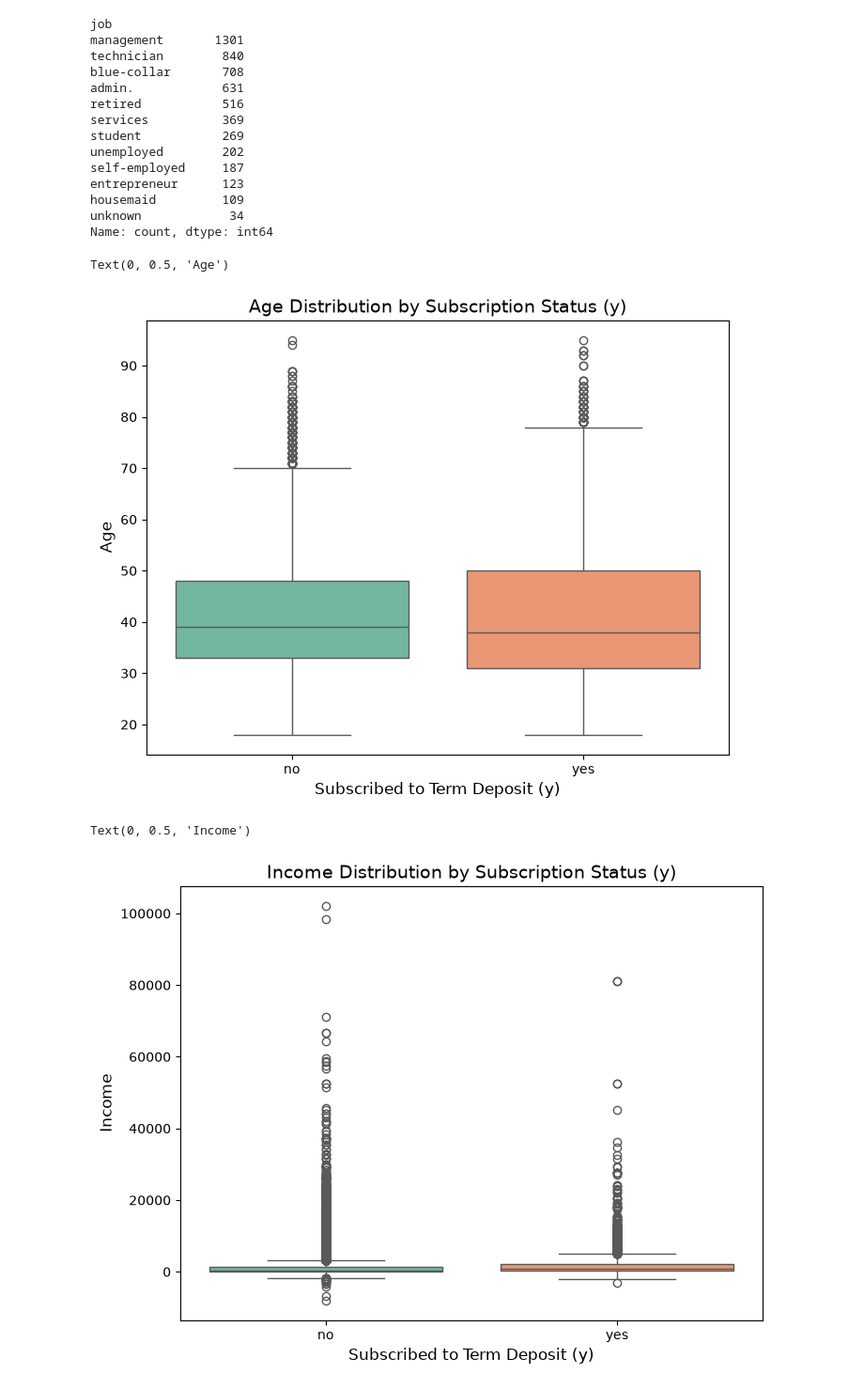
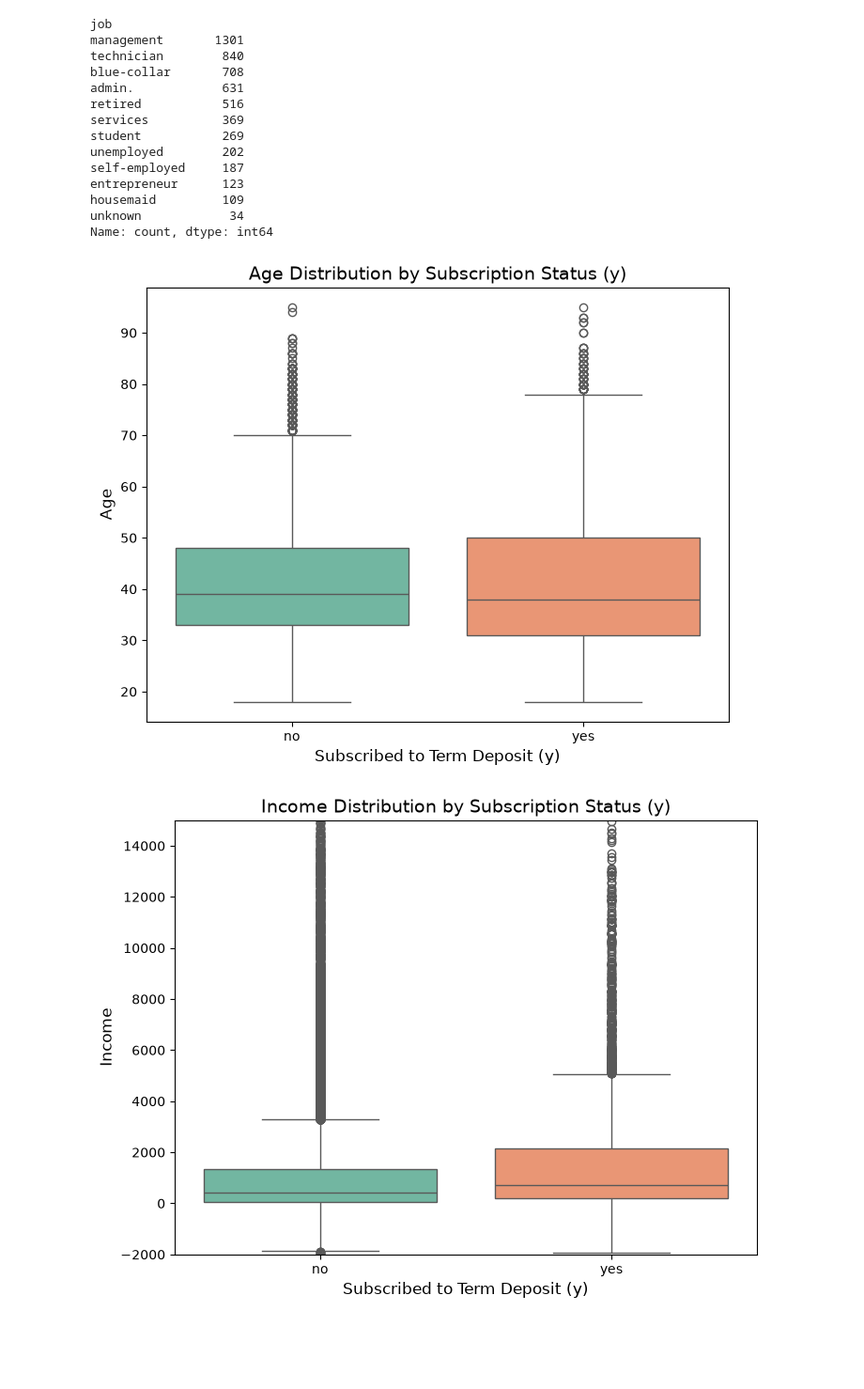
Before and after one commit to ajcoolninja/classical-ml-classification, a Jupyter notebook: notebooks/01_exploration.ipynb, the cells around one changed output. Shown at 94% size. Saved outputs shown, nothing was run; the diff lists cells and outputs as text; code cells hidden in the pictures; blank space fills up the shorter version.

Commit message:
Complete exploratory data analysis

```diff
--- a/notebooks/01_exploration.ipynb
+++ b/notebooks/01_exploration.ipynb
@@ -102,25 +102,23 @@ entrepreneur      123
 housemaid         109
 unknown            34
 Name: count, dtype: int64
-# %%
-plt.figure(figsize=(8,6))
-
-sns.boxplot(data=df, x='y', y='age', hue='y', palette='Set2', legend=False)
-
-plt.title('Age Distribution by Subscription Status (y)', fontsize=14)
-plt.xlabel('Subscribed to Term Deposit (y)', fontsize=12)
-plt.ylabel('Age', fontsize=12)
-# %% [output]
-Text(0, 0.5, 'Age')
-[figure, removed]
-# %%
-plt.figure(figsize=(8,6))
-
-sns.boxplot(data=df, x='y', y='balance', hue='y', palette='Set2', legend=False)
-
-plt.title('Income Distribution by Subscription Status (y)', fontsize=14)
-plt.xlabel('Subscribed to Term Deposit (y)', fontsize=12)
-plt.ylabel('Income', fontsize=12)
-# %% [output]
-Text(0, 0.5, 'Income')
-[figure, removed]
+# %%
+plt.figure(figsize=(8,6))
+
+sns.boxplot(data=df, x='y', y='age', hue='y', palette='Set2', legend=False)
+
+plt.title('Age Distribution by Subscription Status (y)', fontsize=14)
+plt.xlabel('Subscribed to Term Deposit (y)', fontsize=12)
+plt.ylabel('Age', fontsize=12)
+
+plt.figure(figsize=(8,6))
+
+sns.boxplot(data=df, x='y', y='balance', hue='y', palette='Set2', legend=False)
+plt.ylim(-2000, 15000)
+plt.title('Income Distribution by Subscription Status (y)', fontsize=14)
+plt.xlabel('Subscribed to Term Deposit (y)', fontsize=12)
+plt.ylabel('Income', fontsize=12)
+plt.show()
+# %% [output]
+[figure, added]
+[figure, added]
```
Also changed, not shown: parts of 17 cells of this notebook.
